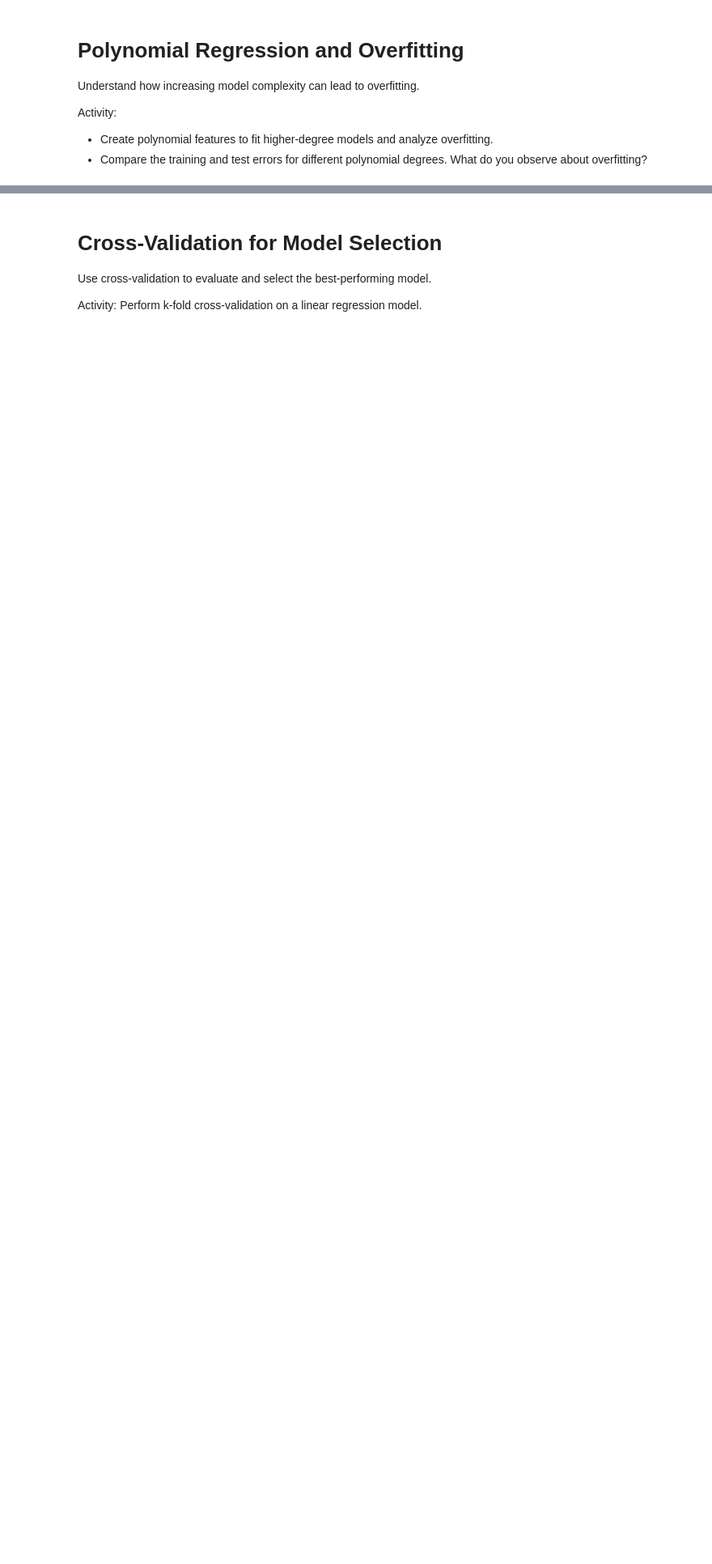
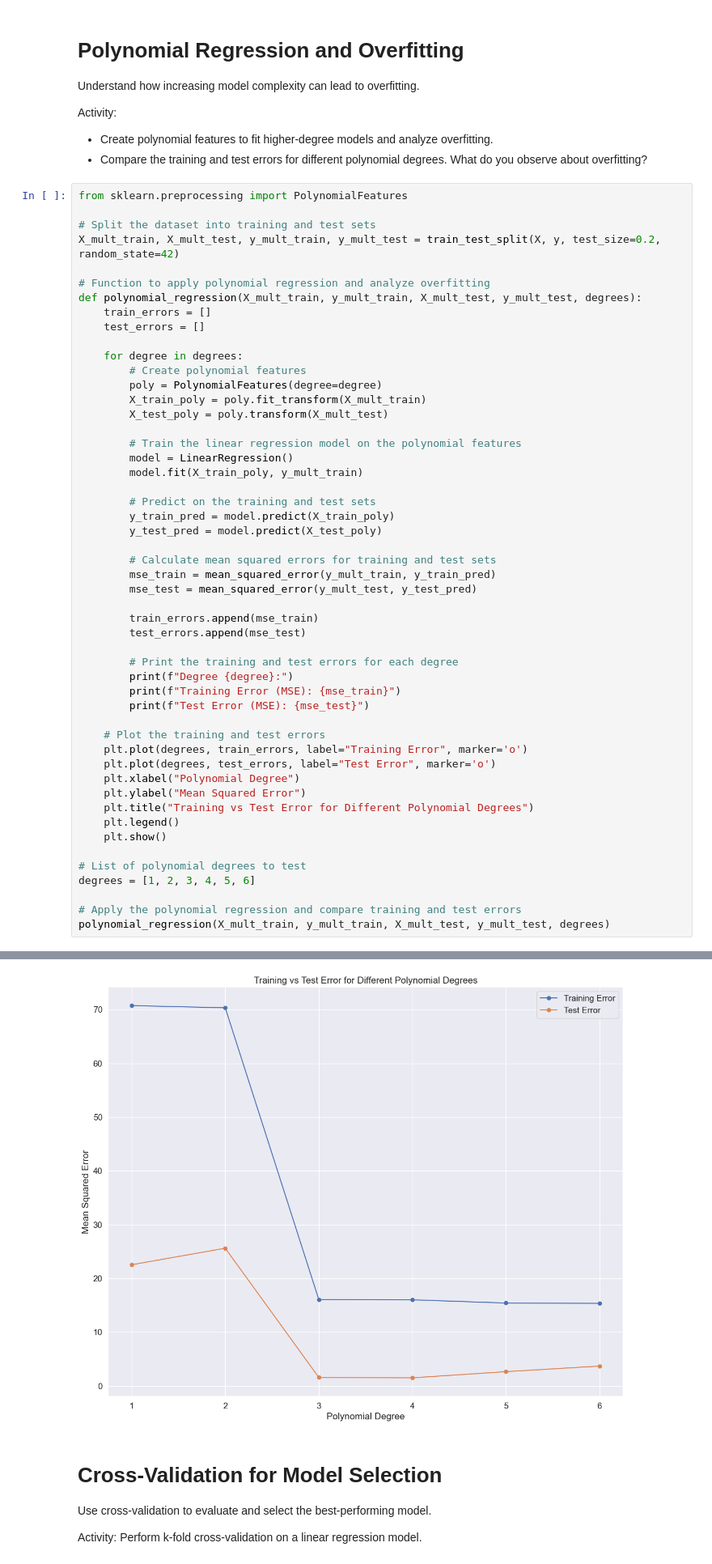
Before and after one commit to pimpaoz15/DISE, a Jupyter notebook: Lab 1/Lab_1_exoplanet_exploration1.ipynb, the cells around one changed output, grey strips where cells are left out. Shown at 81% size. Saved outputs shown, nothing was run; the diff lists cells and outputs as text; blank space fills up the shorter version.

```diff
--- a/Lab 1/Lab_1_exoplanet_exploration1.ipynb
+++ b/Lab 1/Lab_1_exoplanet_exploration1.ipynb
@@ -754,3 +800,55 @@ Understand how increasing model complexity can lead to overfitting.
 Activity:
 *  Create polynomial features to fit higher-degree models and analyze overfitting.
 *  Compare the training and test errors for different polynomial degrees. What do you observe about overfitting?
+# %%
+from sklearn.preprocessing import PolynomialFeatures
+
+# Split the dataset into training and test sets
+X_mult_train, X_mult_test, y_mult_train, y_mult_test = train_test_split(X, y, test_size=0.2, random_state=42)
+
+# Function to apply polynomial regression and analyze overfitting
+def polynomial_regression(X_mult_train, y_mult_train, X_mult_test, y_mult_test, degrees):
+    train_errors = []
+    test_errors = []
+
+    for degree in degrees:
+        # Create polynomial features
+        poly = PolynomialFeatures(degree=degree)
+        X_train_poly = poly.fit_transform(X_mult_train)
+        X_test_poly = poly.transform(X_mult_test)
+
+        # Train the linear regression model on the polynomial features
+        model = LinearRegression()
+        model.fit(X_train_poly, y_mult_train)
+
+        # Predict on the training and test sets
+        y_train_pred = model.predict(X_train_poly)
+        y_test_pred = model.predict(X_test_poly)
+
+        # Calculate mean squared errors for training and test sets
+        mse_train = mean_squared_error(y_mult_train, y_train_pred)
+        mse_test = mean_squared_error(y_mult_test, y_test_pred)
+
+        train_errors.append(mse_train)
+        test_errors.append(mse_test)
+
+        # Print the training and test errors for each degree
+        print(f"Degree {degree}:")
+        print(f"Training Error (MSE): {mse_train}")
+        print(f"Test Error (MSE): {mse_test}")
+
+    # Plot the training and test errors
+    plt.plot(degrees, train_errors, label="Training Error", marker='o')
+    plt.plot(degrees, test_errors, label="Test Error", marker='o')
+    plt.xlabel("Polynomial Degree")
+    plt.ylabel("Mean Squared Error")
+    plt.title("Training vs Test Error for Different Polynomial Degrees")
+    plt.legend()
+    plt.show()
+
+# List of polynomial degrees to test
+degrees = [1, 2, 3, 4, 5, 6]
+
+# Apply the polynomial regression and compare training and test errors
+polynomial_regression(X_mult_train, y_mult_train, X_mult_test, y_mult_test, degrees)
+# %% [output]
@@ -757,3 +873,4 @@ Activity:
+[figure, added]
 # %% [markdown]
 # Cross-Validation for Model Selection
 Use cross-validation to evaluate and select the best-performing model.
```
Also changed, not shown: parts of 4 cells of this notebook.
